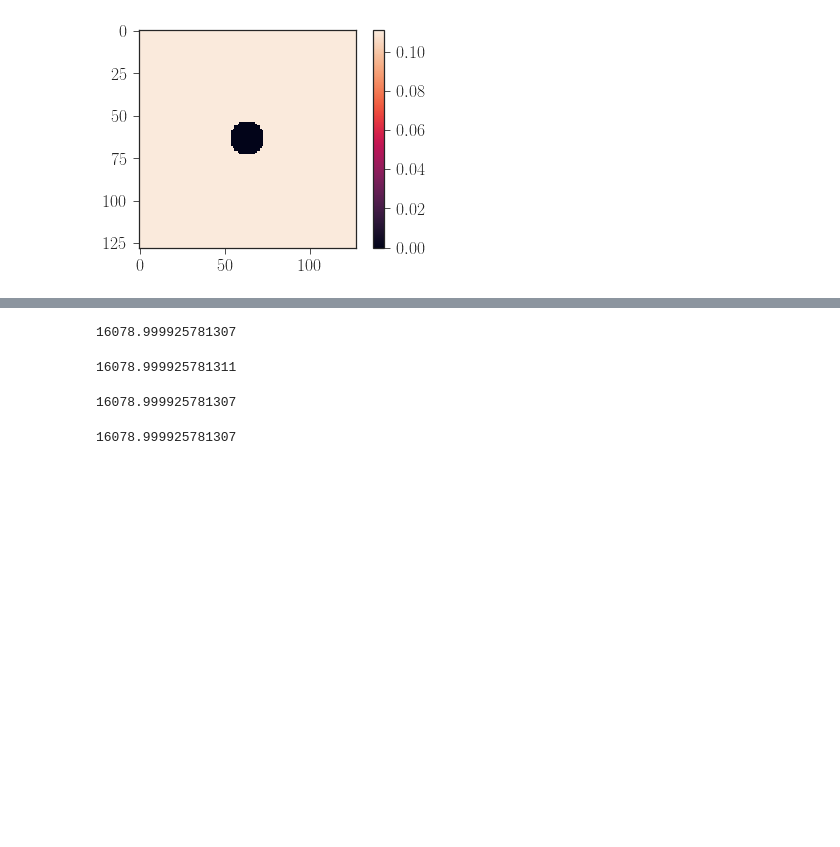
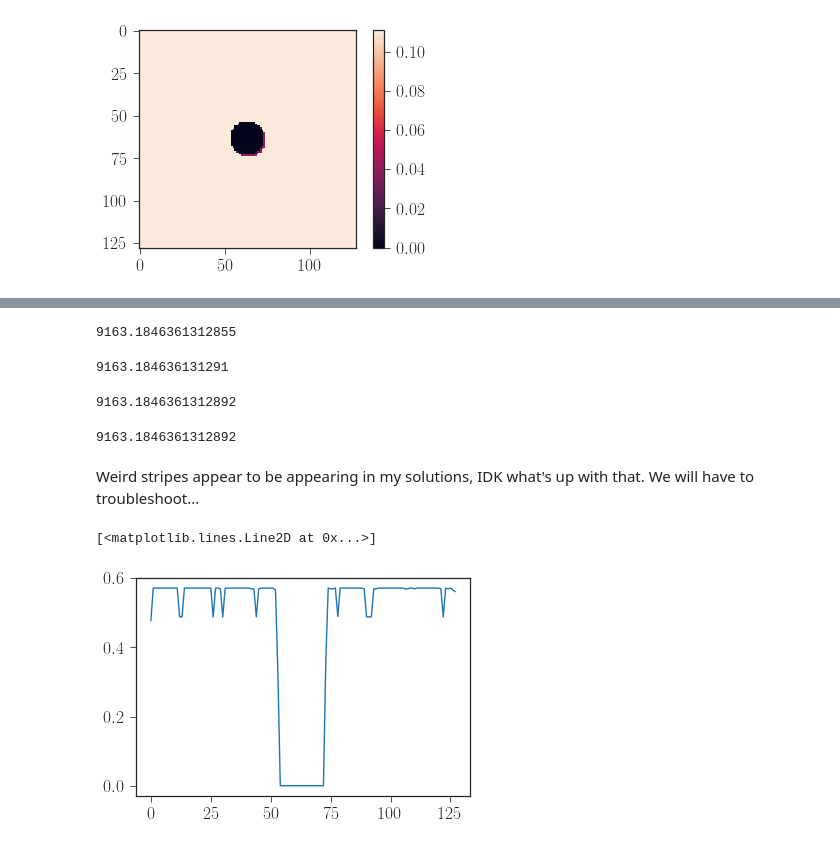
Before and after one commit to btweinstein/LB_colony_growth, a Jupyter notebook: 2018_04_23_mako_opencl_2d.ipynb, the cells around one changed output, grey strips where cells are left out. Drawn from its saved outputs; the diff is of its cells as text; code cells hidden in the pictures; blank space fills up the shorter version.

Commit message:
WEIRD. Ok, new issues to troubleshoot next.

```diff
--- a/2018_04_23_mako_opencl_2d.ipynb
+++ b/2018_04_23_mako_opencl_2d.ipynb
@@ -179,21 +169,30 @@ plt.colorbar()
+# %%
+dla_colony.run(150)
 # %%
 dla_colony.feq.get().sum()
 # %% [output]
-16078.999925781307
+9163.1846361312855
 # %%
 dla_colony.rho.get().sum()
 # %% [output]
-16078.999925781311
+9163.184636131291
 # %%
 dla_colony.f.get().sum()
 # %% [output]
-16078.999925781307
+9163.1846361312892
 # %%
 dla_colony.f_streamed.get().sum()
 # %% [output]
-16078.999925781307
+9163.1846361312892
 # %%
 # dla_colony.collide_and_propagate.run().wait()
 # dla_colony.copy_streamed_onto_f.run().wait()
 # %%
 dla_colony.update_after_streaming.run().wait()
+# %% [markdown]
+Weird stripes appear to be appearing in my solutions, IDK what's up with that. We will have to troubleshoot...
+# %%
+plt.plot(dla_colony.rho.get()[nx/2, :])
+# %% [output]
+[<matplotlib.lines.Line2D at 0x...>]
+[figure, added]
```
Also changed, not shown: parts of 9 cells of this notebook.
